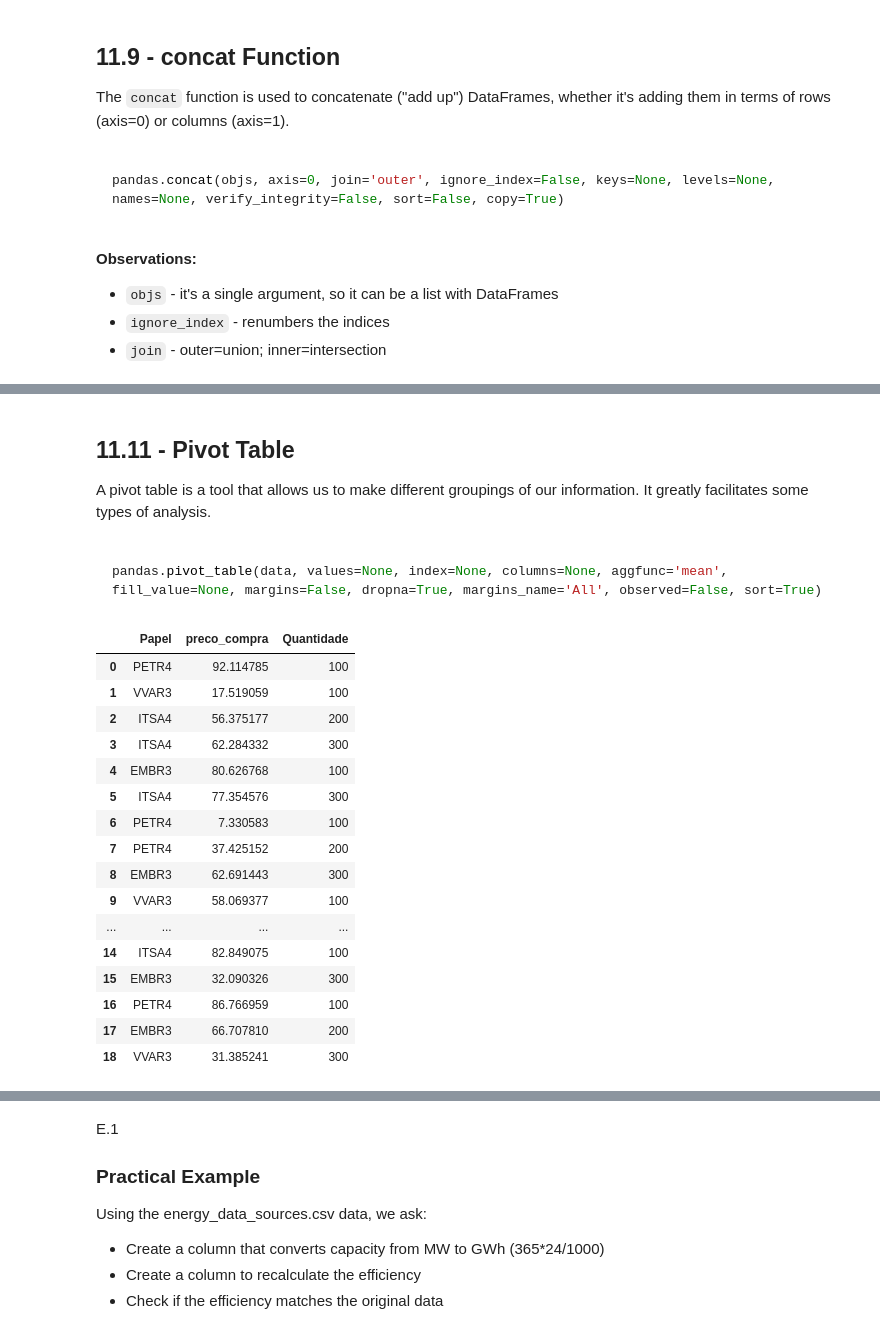
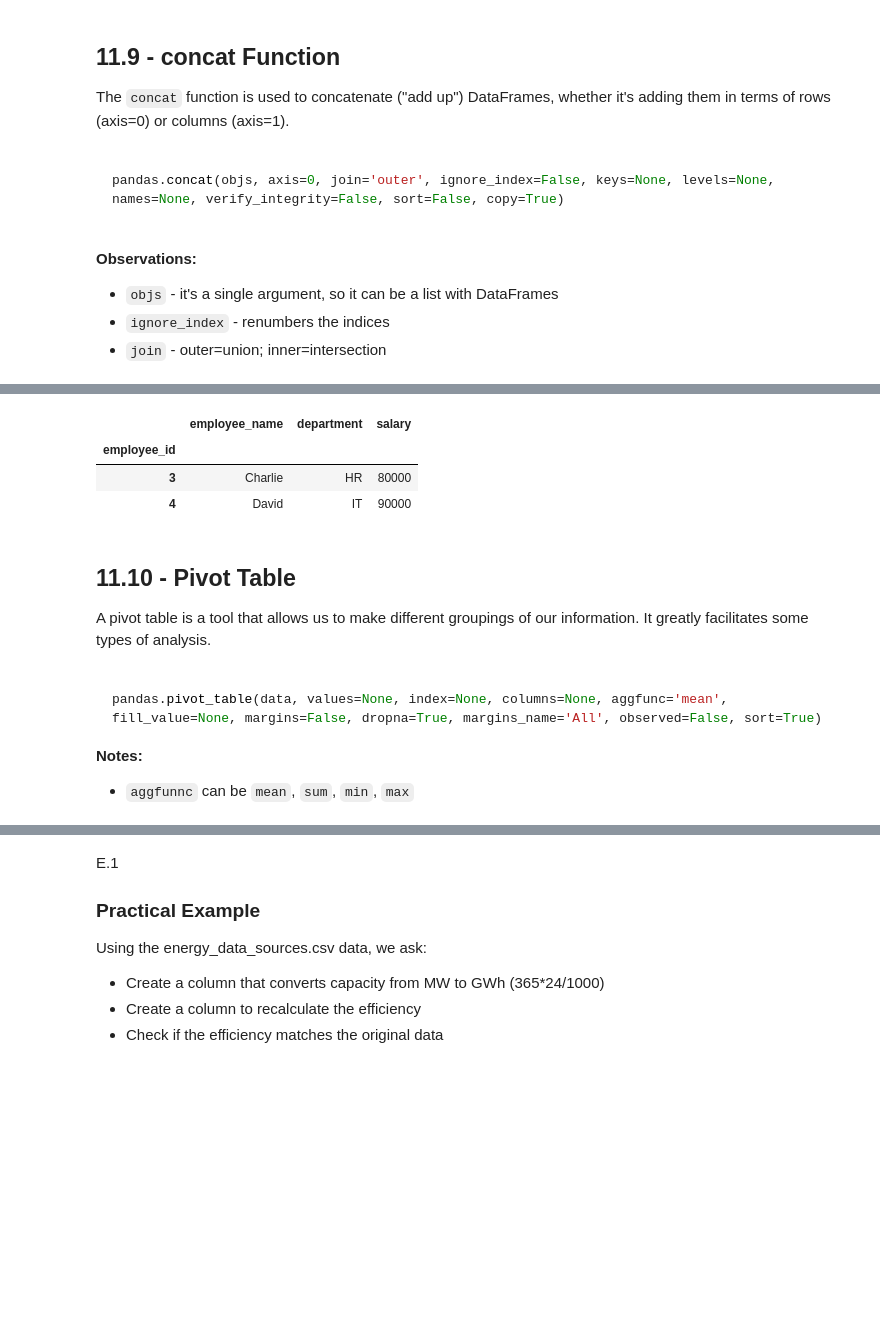
Before and after one commit to rafaelpsilva07/python-for-engineers-and-scientists, a Jupyter notebook: lessons/m2 - Section 11 - Pandas.ipynb, the cells around one changed output, grey strips where cells are left out. Drawn from its saved outputs; the diff is of its cells as text; code cells hidden in the pictures; blank space fills up the shorter version.

````diff
--- a/lessons/m2 - Section 11 - Pandas.ipynb
+++ b/lessons/m2 - Section 11 - Pandas.ipynb
@@ -837,6 +824,0 @@ import pandas as pd
-# %%
-df1 = pd.DataFrame({'Nome': ['Rafael', 'Natália', 'Lucas', 'Gabriel'],
-                    'camiseta': ['preta', 'branca', 'preta', 'branca' ]})
-
-df2 = pd.DataFrame({'camiseta': ['preta', 'branca', 'azul'],
-                    'value': ['timeA', 'timeB', 'gandula']})
@@ -866,5 +852,13 @@ df1.merge(df2, on='camiseta')
+# %%
+frames = [df1, df2, df3]
+pd.concat(frames, axis=1, join='inner', ignore_index=False)
+# %% [output]
+|  | employee_name | department | salary |
+| employee_id |  |  |  |
+| 3 | Charlie | HR | 80000 |
+| 4 | David | IT | 90000 |
 # %% [markdown]
-## 11.11 - Pivot Table
+## 11.10 - Pivot Table
 
 A pivot table is a tool that allows us to make different groupings of our information. It greatly facilitates some types of analysis.
 
@@ -873,6 +867,11 @@ A pivot table is a tool that allows us to make different groupings of our inform
 ```python
 pandas.pivot_table(data, values=None, index=None, columns=None, aggfunc='mean', fill_value=None, margins=False, dropna=True, margins_name='All', observed=False, sort=True)
 ```
+
+
+
+**Notes:**
+- `aggfunnc` can be `mean`, `sum`, `min`, `max`
 # %%
 import pandas as pd
 # %%
@@ -880,21 +879,0 @@ path = 'D:/repositories/notebooks/1-Desenvolvimento de Pacotes Científicos com
-# %%
-df = pd.read_csv(path, sep=';')
-df
-# %% [output]
-|  | Papel | preco_compra | Quantidade |
-| 0 | PETR4 | 92.114785 | 100 |
-| 1 | VVAR3 | 17.519059 | 100 |
-| 2 | ITSA4 | 56.375177 | 200 |
-| 3 | ITSA4 | 62.284332 | 300 |
-| 4 | EMBR3 | 80.626768 | 100 |
-| 5 | ITSA4 | 77.354576 | 300 |
-| 6 | PETR4 | 7.330583 | 100 |
-| 7 | PETR4 | 37.425152 | 200 |
-| 8 | EMBR3 | 62.691443 | 300 |
-| 9 | VVAR3 | 58.069377 | 100 |
-| ... | ... | ... | ... |
-| 14 | ITSA4 | 82.849075 | 100 |
-| 15 | EMBR3 | 32.090326 | 300 |
-| 16 | PETR4 | 86.766959 | 100 |
-| 17 | EMBR3 | 66.707810 | 200 |
-| 18 | VVAR3 | 31.385241 | 300 |
````
Also changed, not shown: parts of 34 cells of this notebook.
